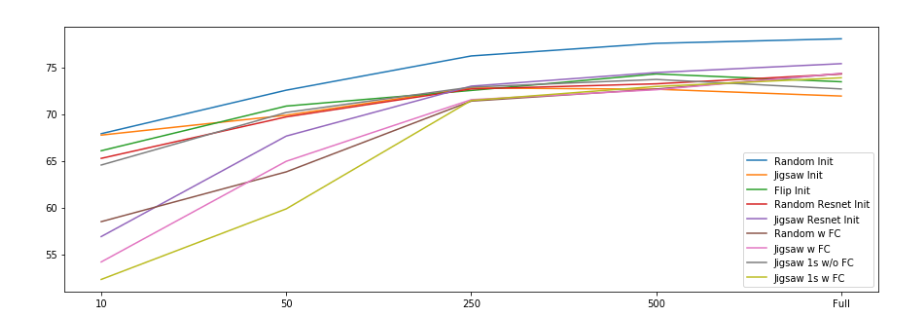
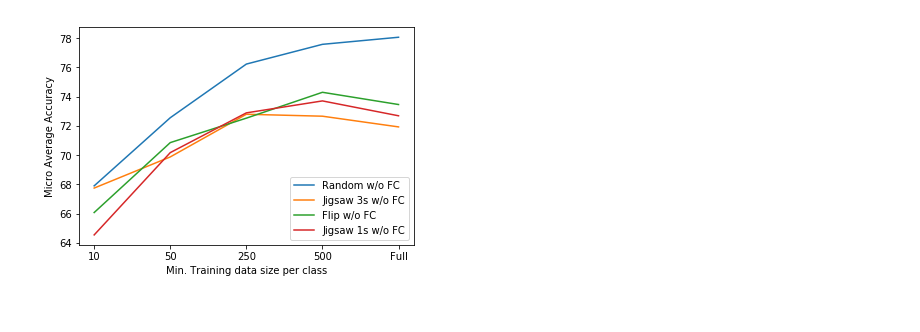
Before and after one commit to abvnithish/self_supervised_machine_listening, a Jupyter notebook: code/Downstream/Finetuning/Test_Results.ipynb, the cells around one changed output. Cells and saved outputs as stored; diff of their text form; code cells hidden in the pictures.

```diff
--- a/code/Downstream/Finetuning/Test_Results.ipynb
+++ b/code/Downstream/Finetuning/Test_Results.ipynb
@@ -401,19 +401,16 @@ jigsaw_lin_acc = [val[0] for key, val in jigsaw_lin.items()]
 jigsaw_1s_nolin_acc = [val[0] for key, val in jigsaw_1s_nolin.items()]
 jigsaw_1s_lin_acc = [val[0] for key, val in jigsaw_1s_lin.items()]
 # %%
-plt.figure(figsize=(15,5))
-plt.plot(sizes, rand_nolin_acc, label = 'Random Init')
-plt.plot(sizes, jigsaw_nolin_acc, label = 'Jigsaw Init')
-plt.plot(sizes, flip_nolin_acc, label = 'Flip Init')
-plt.plot(sizes, rand_resnet_acc, label = 'Random Resnet Init')
-plt.plot(sizes, jigsaw_resnet_acc, label = 'Jigsaw Resnet Init')
-plt.plot(sizes, rand_lin_acc, label = 'Random w FC')
-plt.plot(sizes, jigsaw_lin_acc, label = 'Jigsaw w FC')
+# plt.figure(figsize=(15,5))
+sizes = [10, 50, 250, 500, 'Full']
+
+plt.plot(sizes, rand_nolin_acc, label = 'Random w/o FC')
+plt.plot(sizes, jigsaw_nolin_acc, label = 'Jigsaw 3s w/o FC')
+plt.plot(sizes, flip_nolin_acc, label = 'Flip w/o FC')
 plt.plot(sizes, jigsaw_1s_nolin_acc, label = 'Jigsaw 1s w/o FC')
-plt.plot(sizes, jigsaw_1s_lin_acc, label = 'Jigsaw 1s w FC')
-
-# plt.xticks(sizes)
+plt.xlabel('Min. Training data size per class')
+plt.ylabel('Micro Average Accuracy')
 plt.legend()
 plt.show()
 # %% [output]
-[figure, old version]
+[figure, new version]
```
Also changed, not shown: parts of 10 cells of this notebook.
